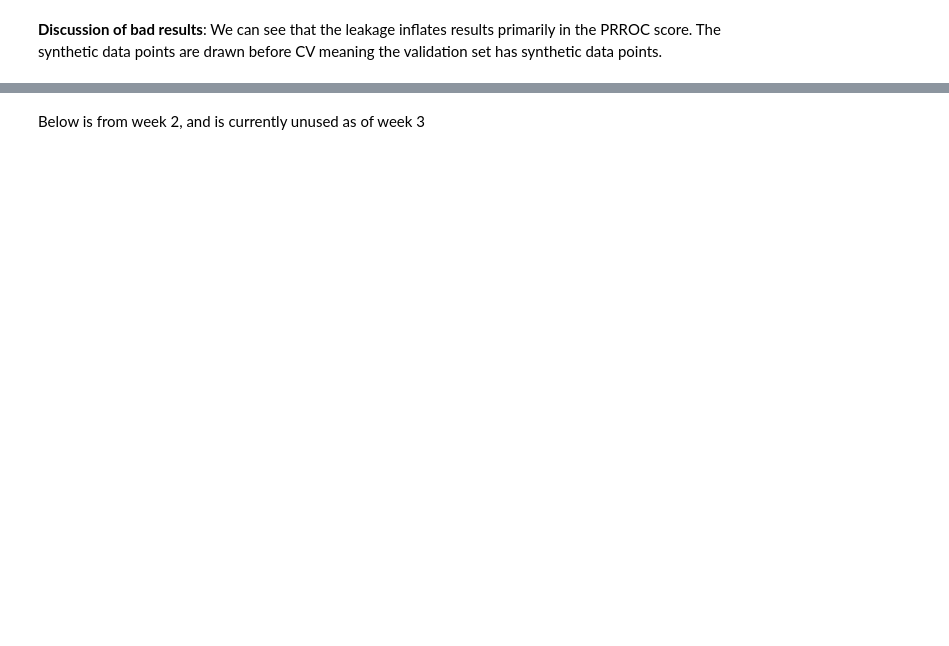
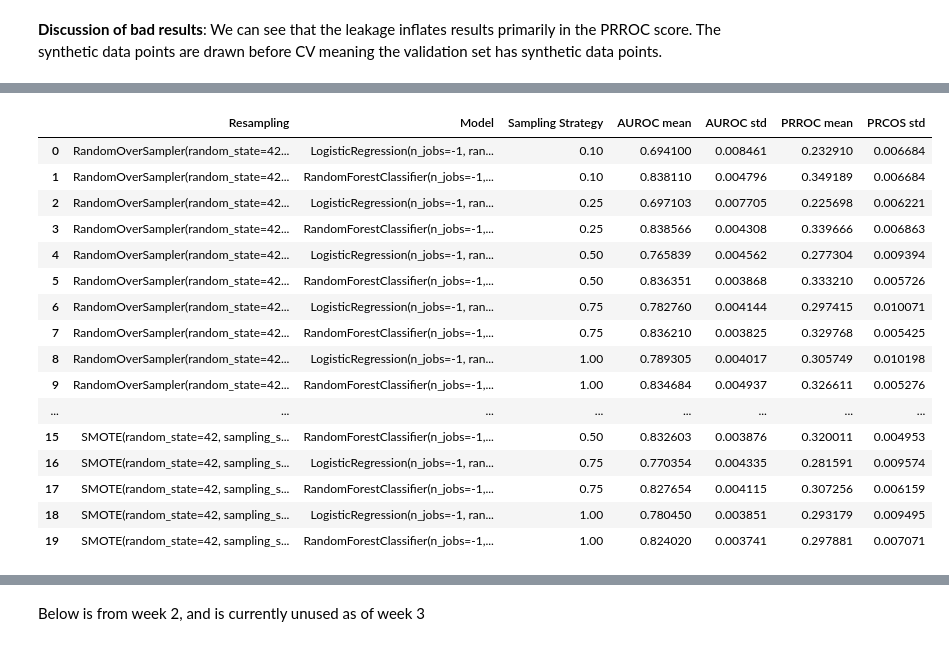
Before and after one commit to DebraBeat/Synthetic-Data-Analysis, a Jupyter notebook: Can_Synthetic_Data_Replace_Real_Data.ipynb, the cells around one changed output, grey strips where cells are left out. Drawn from its saved outputs; the diff is of its cells as text; code cells hidden in the pictures; blank space fills up the shorter version.

```diff
--- a/Can_Synthetic_Data_Replace_Real_Data.ipynb
+++ b/Can_Synthetic_Data_Replace_Real_Data.ipynb
@@ -736,0 +910,20 @@ pd.DataFrame(bad_results)
+# %%
+sampling_sweep_results
+# %% [output]
+|  | Resampling | Model | Sampling Strategy | AUROC mean | AUROC std | PRROC mean | PRCOS std |
+| 0 | RandomOverSampler(random_state=42... | LogisticRegression(n_jobs=-1, ran... | 0.10 | 0.694100 | 0.008461 | 0.232910 | 0.006684 |
+| 1 | RandomOverSampler(random_state=42... | RandomForestClassifier(n_jobs=-1,... | 0.10 | 0.838110 | 0.004796 | 0.349189 | 0.006684 |
+| 2 | RandomOverSampler(random_state=42... | LogisticRegression(n_jobs=-1, ran... | 0.25 | 0.697103 | 0.007705 | 0.225698 | 0.006221 |
+| 3 | RandomOverSampler(random_state=42... | RandomForestClassifier(n_jobs=-1,... | 0.25 | 0.838566 | 0.004308 | 0.339666 | 0.006863 |
+| 4 | RandomOverSampler(random_state=42... | LogisticRegression(n_jobs=-1, ran... | 0.50 | 0.765839 | 0.004562 | 0.277304 | 0.009394 |
+| 5 | RandomOverSampler(random_state=42... | RandomForestClassifier(n_jobs=-1,... | 0.50 | 0.836351 | 0.003868 | 0.333210 | 0.005726 |
+| 6 | RandomOverSampler(random_state=42... | LogisticRegression(n_jobs=-1, ran... | 0.75 | 0.782760 | 0.004144 | 0.297415 | 0.010071 |
+| 7 | RandomOverSampler(random_state=42... | RandomForestClassifier(n_jobs=-1,... | 0.75 | 0.836210 | 0.003825 | 0.329768 | 0.005425 |
+| 8 | RandomOverSampler(random_state=42... | LogisticRegression(n_jobs=-1, ran... | 1.00 | 0.789305 | 0.004017 | 0.305749 | 0.010198 |
+| 9 | RandomOverSampler(random_state=42... | RandomForestClassifier(n_jobs=-1,... | 1.00 | 0.834684 | 0.004937 | 0.326611 | 0.005276 |
+| ... | ... | ... | ... | ... | ... | ... | ... |
+| 15 | SMOTE(random_state=42, sampling_s... | RandomForestClassifier(n_jobs=-1,... | 0.50 | 0.832603 | 0.003876 | 0.320011 | 0.004953 |
+| 16 | SMOTE(random_state=42, sampling_s... | LogisticRegression(n_jobs=-1, ran... | 0.75 | 0.770354 | 0.004335 | 0.281591 | 0.009574 |
+| 17 | SMOTE(random_state=42, sampling_s... | RandomForestClassifier(n_jobs=-1,... | 0.75 | 0.827654 | 0.004115 | 0.307256 | 0.006159 |
+| 18 | SMOTE(random_state=42, sampling_s... | LogisticRegression(n_jobs=-1, ran... | 1.00 | 0.780450 | 0.003851 | 0.293179 | 0.009495 |
+| 19 | SMOTE(random_state=42, sampling_s... | RandomForestClassifier(n_jobs=-1,... | 1.00 | 0.824020 | 0.003741 | 0.297881 | 0.007071 |
```
Also changed, not shown: parts of 28 cells of this notebook, 2 other files.
